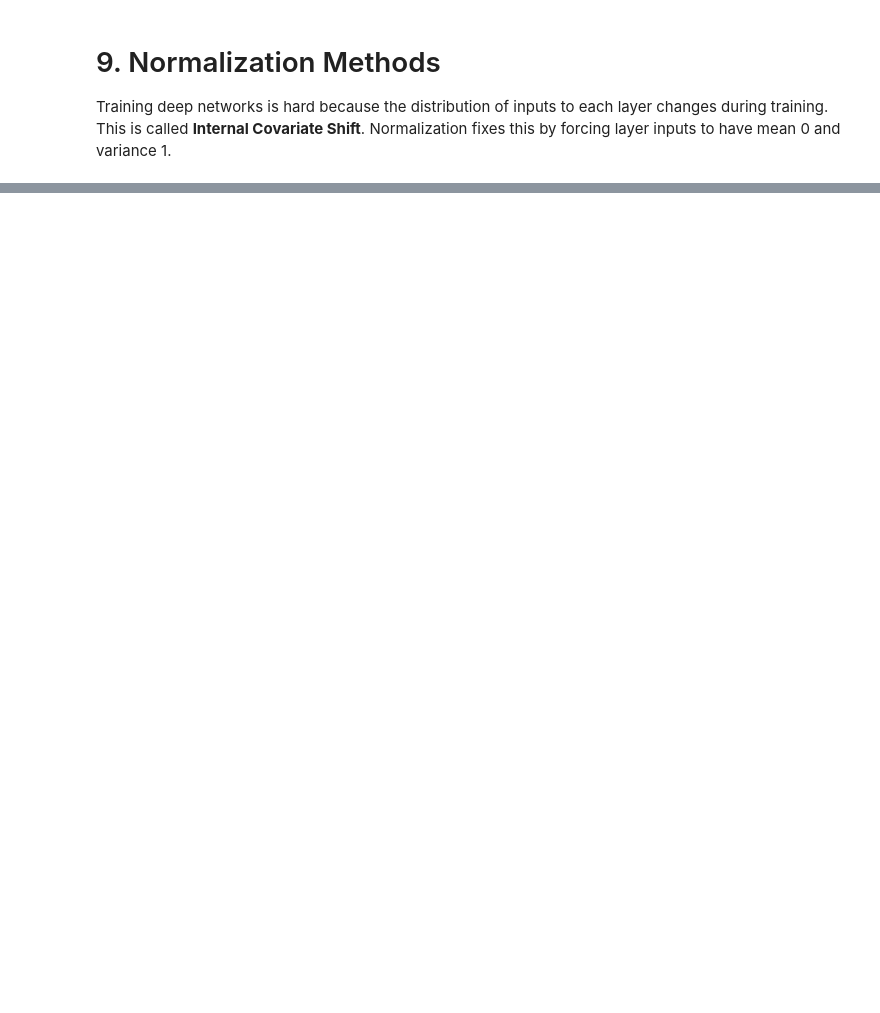
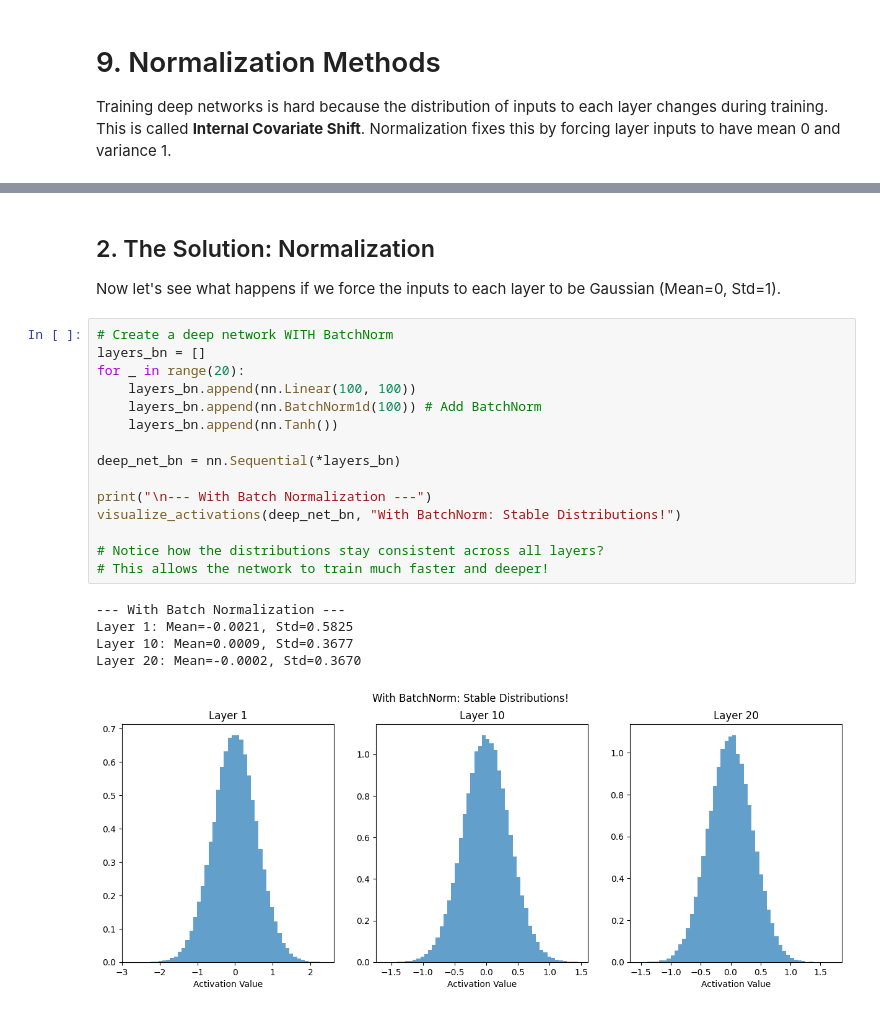
Before and after one commit to vukrosic/become-elite-ai-researcher-2, a Jupyter notebook: 3_neural_networks/9_normalization.ipynb, the cells around one changed output, grey strips where cells are left out. Drawn from its saved outputs; the diff is of its cells as text; blank space fills up the shorter version.

```diff
--- a/3_neural_networks/9_normalization.ipynb
+++ b/3_neural_networks/9_normalization.ipynb
@@ -11 +68,26 @@ import matplotlib.pyplot as plt
+# %% [markdown]
+## 2. The Solution: Normalization
+
+Now let's see what happens if we force the inputs to each layer to be Gaussian (Mean=0, Std=1).
+# %%
+# Create a deep network WITH BatchNorm
+layers_bn = []
+for _ in range(20):
+    layers_bn.append(nn.Linear(100, 100))
+    layers_bn.append(nn.BatchNorm1d(100)) # Add BatchNorm
+    layers_bn.append(nn.Tanh())
+
+deep_net_bn = nn.Sequential(*layers_bn)
+
+print("\n--- With Batch Normalization ---")
+visualize_activations(deep_net_bn, "With BatchNorm: Stable Distributions!")
+
+# Notice how the distributions stay consistent across all layers?
+# This allows the network to train much faster and deeper!
+# %% [output]
+--- With Batch Normalization ---
+Layer 1: Mean=-0.0021, Std=0.5825
+Layer 10: Mean=0.0009, Std=0.3677
+Layer 20: Mean=-0.0002, Std=0.3670
+[figure, added]
 # %% [markdown]
```
Also changed, not shown: parts of 8 cells of this notebook, 1 other file.
